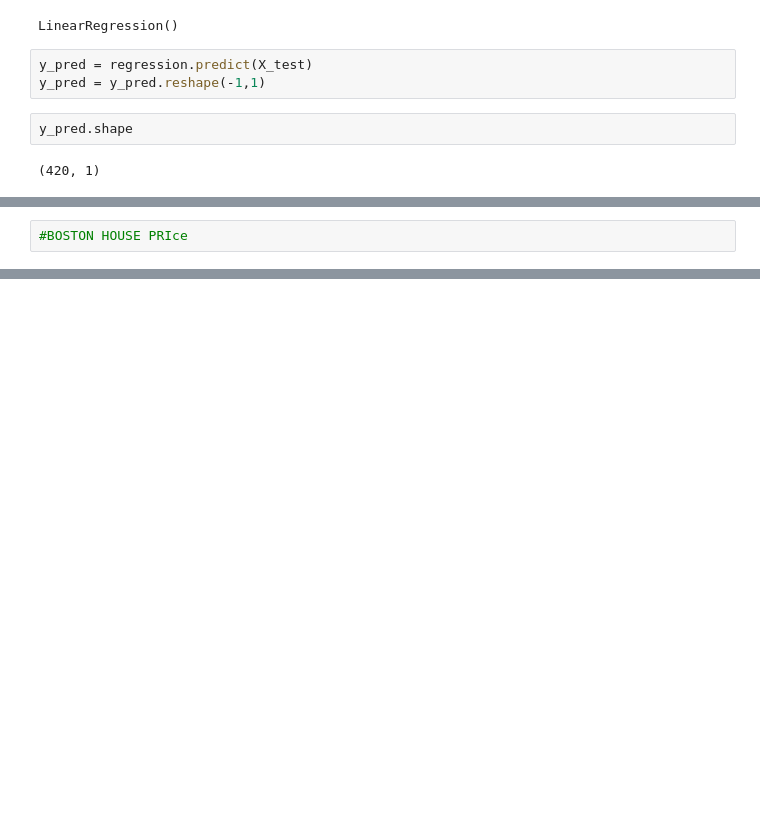
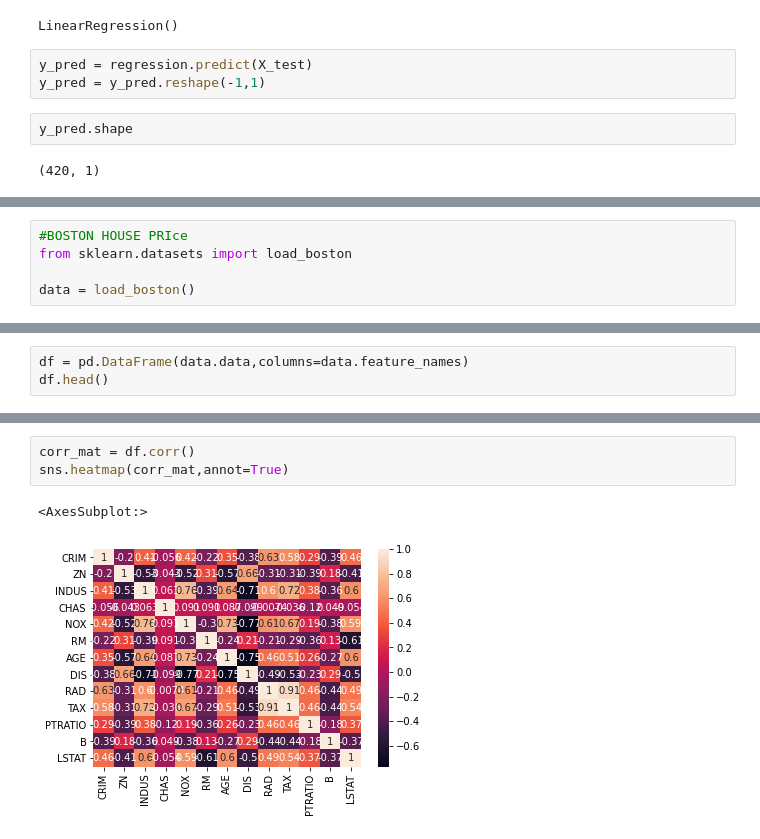
Before and after one commit to dexhrestha/ai-internship-genese, a Jupyter notebook: week 8/Bike price regression.ipynb, the cells around one changed output, grey strips where cells are left out. Cells and saved outputs as stored; diff of their text form; blank space fills up the shorter version.

```diff
--- a/week 8/Bike price regression.ipynb
+++ b/week 8/Bike price regression.ipynb
@@ -151,2 +172,5 @@ Mean Square Error :  129.64184593359818
 # %%
 #BOSTON HOUSE PRIce
+from sklearn.datasets import load_boston
+
+data = load_boston()
@@ -152,0 +197,3 @@ Mean Square Error :  129.64184593359818
+# %%
+df = pd.DataFrame(data.data,columns=data.feature_names)
+df.head()
@@ -152,0 +207,6 @@ Mean Square Error :  129.64184593359818
+# %%
+corr_mat = df.corr()
+sns.heatmap(corr_mat,annot=True)
+# %% [output]
+<AxesSubplot:>
+[figure, added]
```
Also changed, not shown: parts of 21 cells of this notebook.
